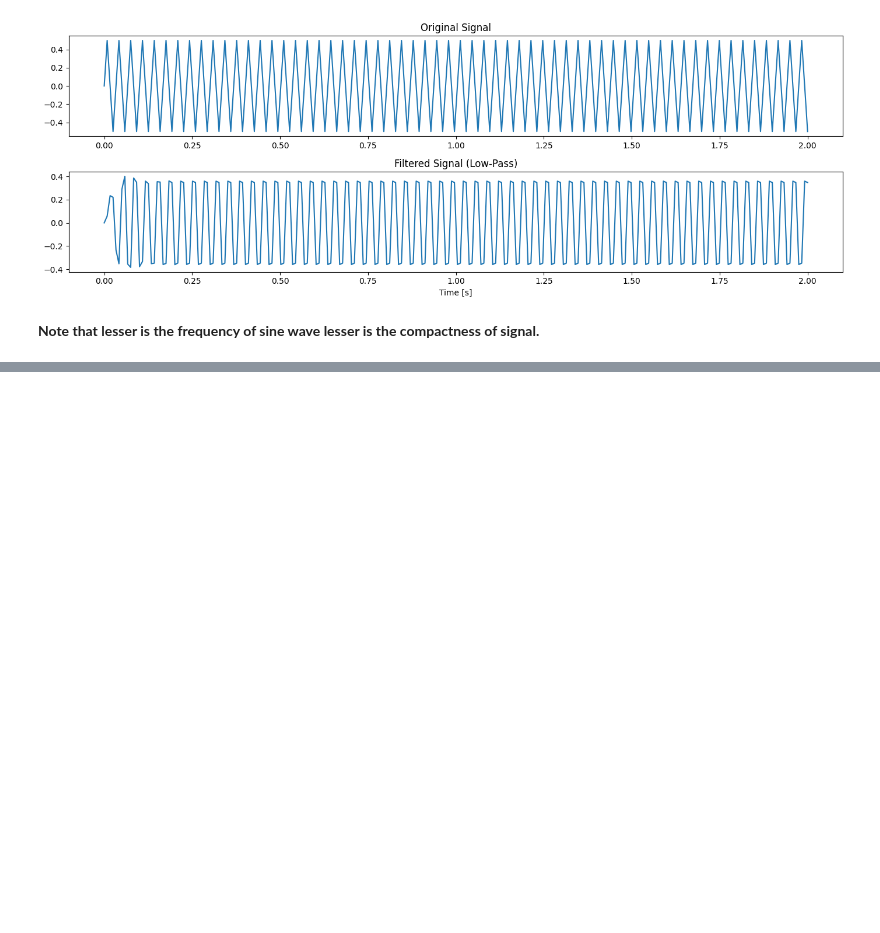
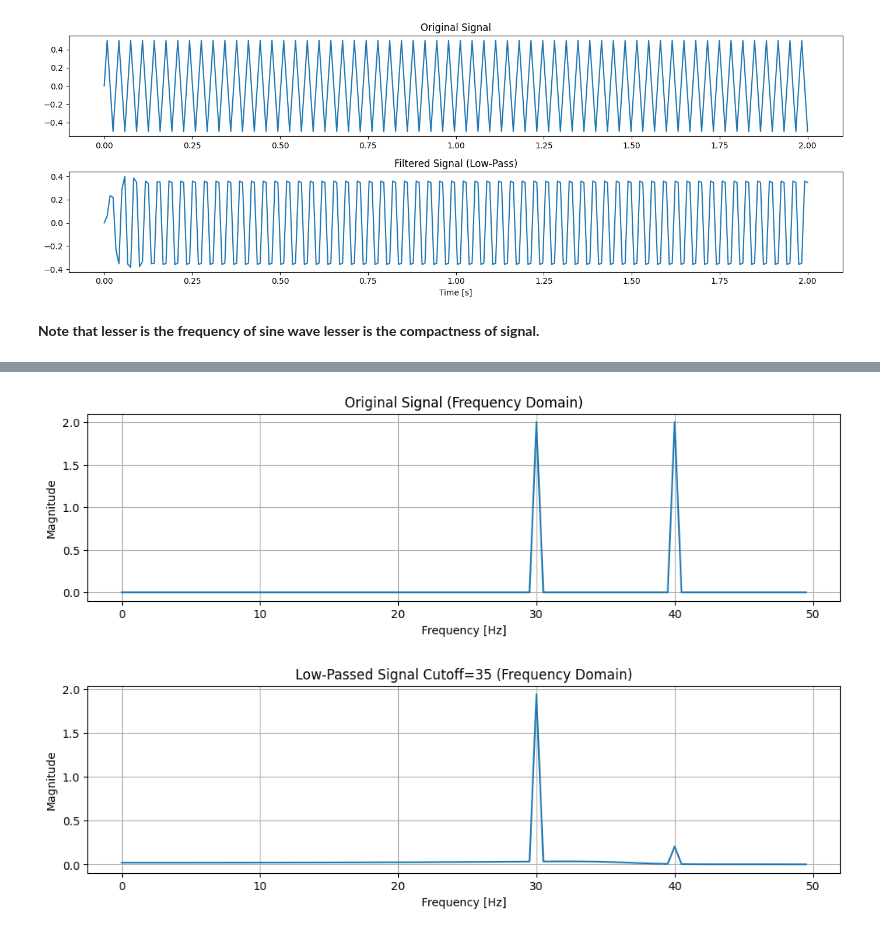
Before and after one commit to sbhusal123/audio-signal-processing, a Jupyter notebook: Audio Filtering Basics.ipynb, the cells around one changed output, grey strips where cells are left out. Saved outputs shown, nothing was run; the diff lists cells and outputs as text; code cells hidden in the pictures; blank space fills up the shorter version.

Commit message:
Audio filtering with butterworth high, low and bandpass filter.

```diff
--- a/Audio Filtering Basics.ipynb
+++ b/Audio Filtering Basics.ipynb
@@ -161,0 +166,15 @@ plt.show()
+# %%
+import numpy as np
+import matplotlib.pyplot as plt
+
+# Sampling parameters
+sampling_rate = 44100  # Hz
+duration = 2.0         # seconds
+t = np.linspace(0., duration, int(sampling_rate * duration), endpoint=False)
+
+# Generate a mixed signal (low + high frequency)
+low_freq_wave = 0.5 * np.sin(2 * np.pi * 300 * t)    # 300 Hz
+high_freq_wave = 0.5 * np.sin(2 * np.pi * 3000 * t)  # 3000 Hz
+data = low_freq_wave + high_freq_wave
+
+print("Synthetic data generated!")
@@ -161,0 +219,30 @@ plt.show()
+# %%
+from scipy.signal import butter, lfilter
+
+sampling_rate = 100
+
+t = t = np.linspace(0., duration, int(sampling_rate * duration), endpoint=False)
+
+data = 2 * np.sin(2 * np.pi * 30 * t) +  2 * np.sin(2 * np.pi * 40 * t)
+
+# Design Low-Pass Butterworth Filter
+def butter_lowpass(cutoff, fs, order=5):
+    nyq = 0.5 * fs
+    normal_cutoff = cutoff / nyq
+    b, a = butter(order, normal_cutoff, btype='low', analog=False)
+    return b, a
+
+def apply_filter(data, b, a):
+    return lfilter(b, a, data)
+
+# Apply Low-Pass Filter
+cutoff_lp = 35  # Hz
+b_lp, a_lp = butter_lowpass(cutoff_lp, sampling_rate)
+lowpassed_signal = apply_filter(data, b_lp, a_lp)
+
+# Visualizations
+plot_frequency(data, "Original Signal (Frequency Domain)", sampling_rate)
+plot_frequency(lowpassed_signal, "Low-Passed Signal Cutoff=35 (Frequency Domain)", sampling_rate)
+# %% [output]
+[figure, added]
+[figure, added]
```
Also changed, not shown: parts of 14 cells of this notebook.
